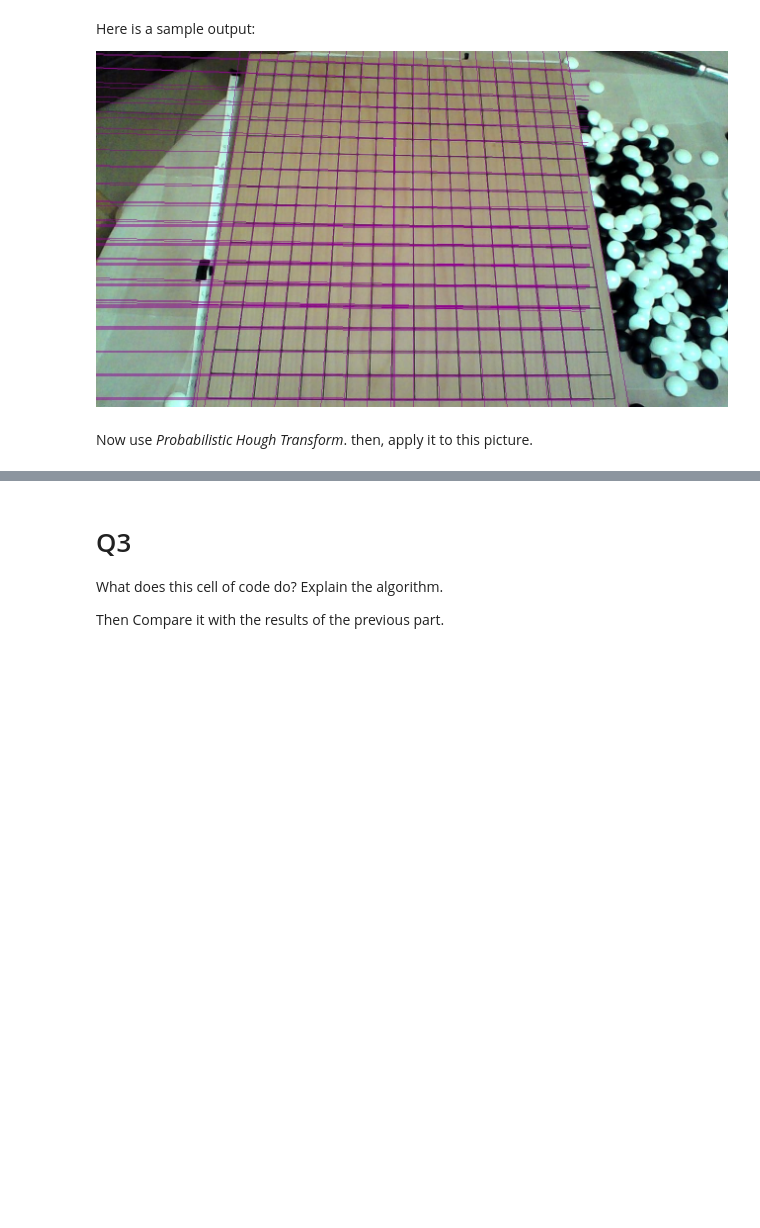
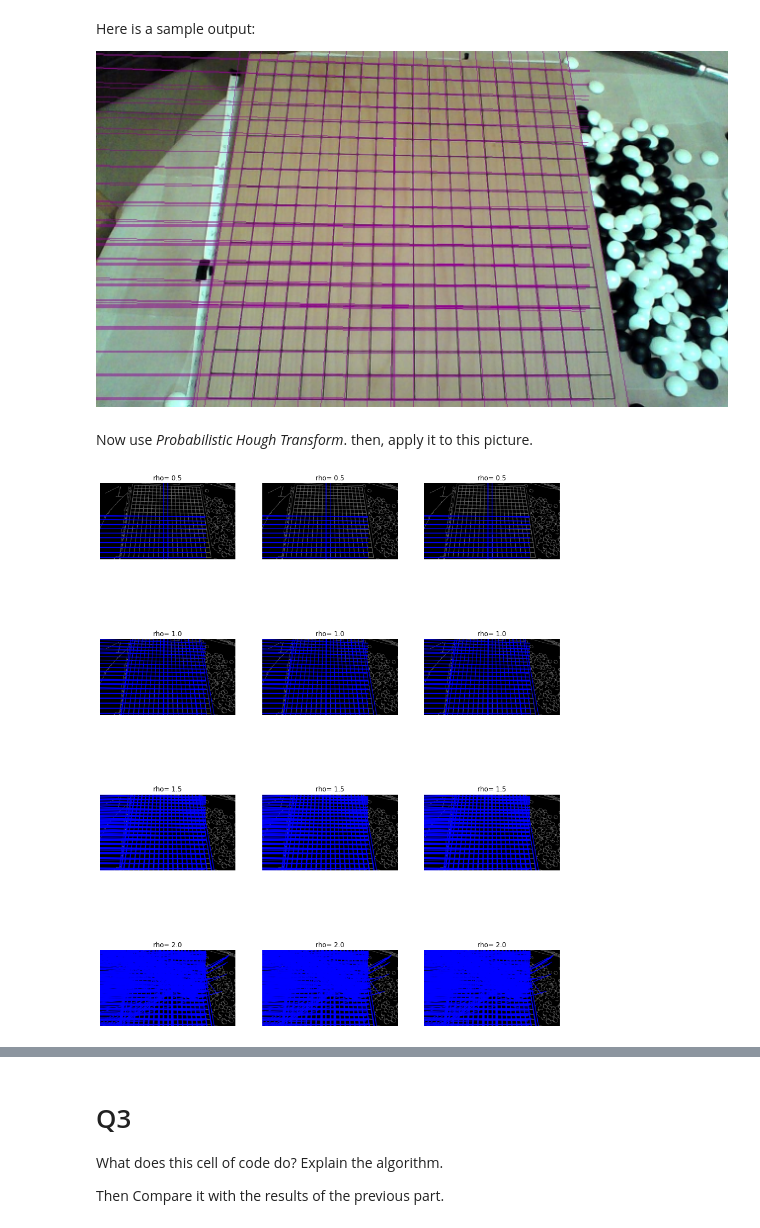
Before and after one commit to parsaeisa/computer_vision, a Jupyter notebook: HW6/HW[6].ipynb, the cells around one changed output, grey strips where cells are left out. Cells and saved outputs as stored; diff of their text form; code cells hidden in the pictures; blank space fills up the shorter version.

```diff
--- a/HW6/HW[6].ipynb
+++ b/HW6/HW[6].ipynb
@@ -20,3 +27,6 @@ Here the threshold is `250`
+# %%
+#TODO
+im = cv2.imread('/content/LineDetection.jpg' , cv2.IMREAD_GRAYSCALE)
 # %% [markdown]
 Here is a sample output:
 
@@ -27,0 +36,43 @@ Now use *Probabilistic Hough Transform*. then, apply it to this picture.
+# %%
+def extract_decart_points(line):
+  rho = line[0][0]
+  theta = line[0][1]
+  a = np.cos(theta)
+  b = np.sin(theta)
+  x0 = a * rho
+  y0 = b * rho
+  pt1 = (int(x0 + 1000*(-b)), int(y0 + 1000*(a)))
+  pt2 = (int(x0 - 1000*(-b)), int(y0 - 1000*(a)))
+
+  return pt1, pt2
+# %%
+#TODO
+import math
+
+edges = cv2.Canny(im, 50, 200)
+cdst = cv2.cvtColor(edges, cv2.COLOR_GRAY2BGR)
+
+def get_lines (edges, rho , tetha):
+
+  lines = cv2.HoughLines(edges, rho, tetha, 250)
+
+  if lines is not None:
+    for line in lines:
+
+        pt1, pt2 = extract_decart_points(line)
+        cv2.line(cdst, pt1, pt2, (0,0,255), 3, cv2.LINE_AA)
+
+  return cdst
+# %%
+LENGTH = 4
+HEIGHT = 3
+f, axarr = plt.subplots(LENGTH , HEIGHT , figsize=(15, 20))
+
+for i in range(0,LENGTH):
+  for j in range(0,HEIGHT):
+
+    axarr[i,j].imshow(get_lines(edges , (i+1) * .5 , (j+1) * np.pi / 180))
+    axarr[i,j].set_title("rho= " + str((i+1) * .5) )
+    axarr[i,j].axis('off')
+# %% [output]
+[figure, added]
```
Also changed, not shown: parts of 15 cells of this notebook.
